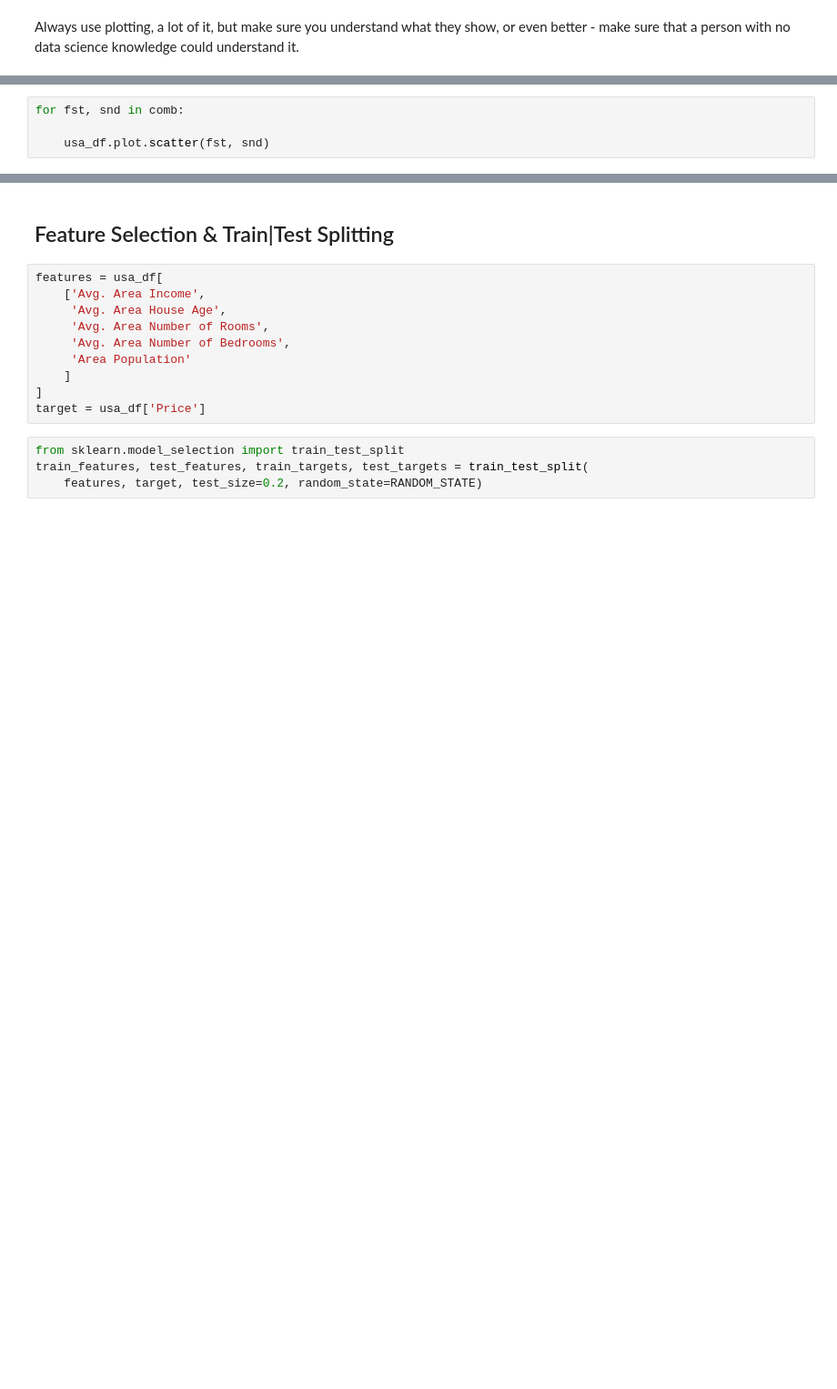
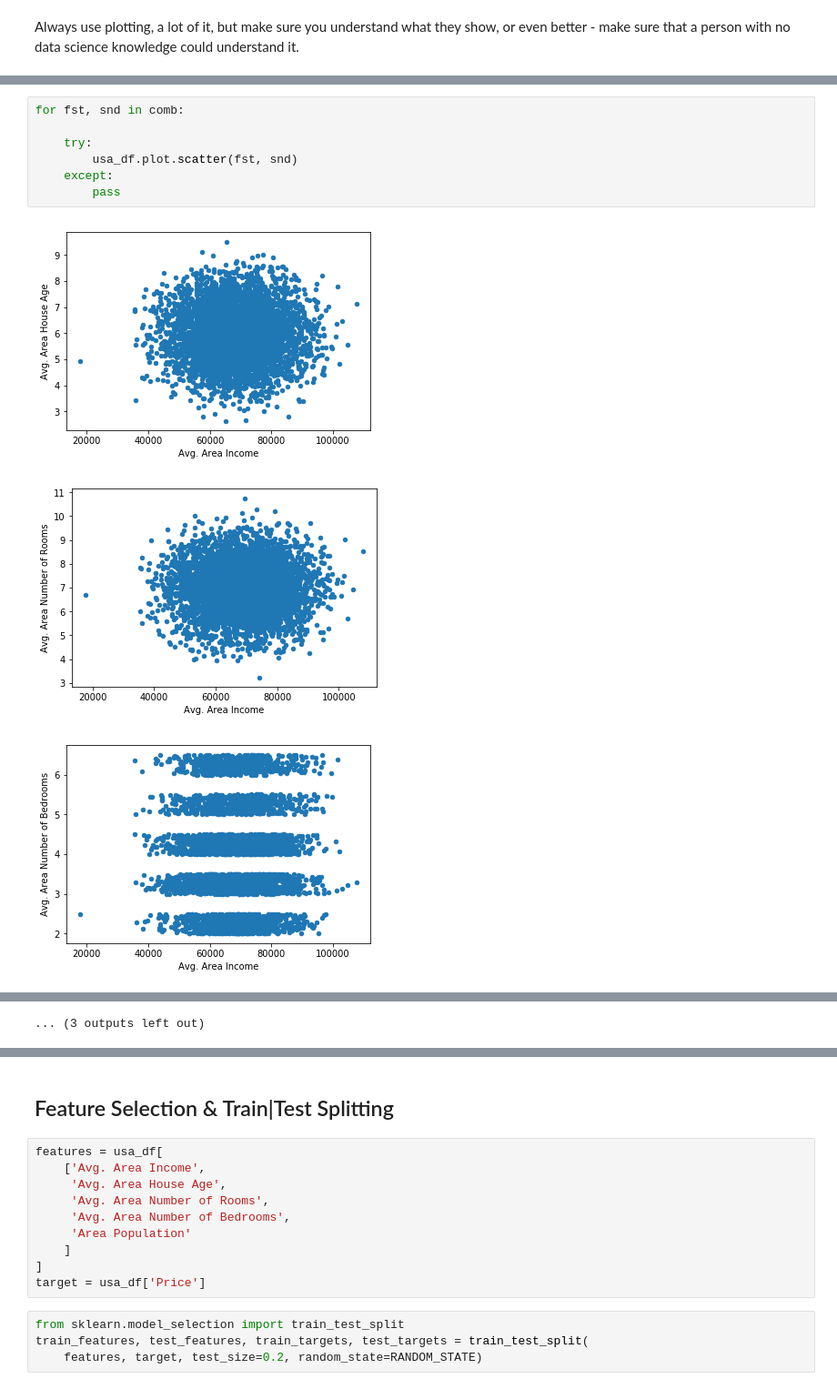
Before and after one commit to adagloria/CA_AI_2020, a Jupyter notebook: 02_Data_Science_and_Machine_Learning_Fundamentals/06_Modeling_Housing_Prices_Linear_Regression.ipynb, the cells around one changed output, grey strips where cells are left out. Shown at 91% size. Cells and saved outputs as stored; diff of their text form; blank space fills up the shorter version.

```diff
--- a/02_Data_Science_and_Machine_Learning_Fundamentals/06_Modeling_Housing_Prices_Linear_Regression.ipynb
+++ b/02_Data_Science_and_Machine_Learning_Fundamentals/06_Modeling_Housing_Prices_Linear_Regression.ipynb
@@ -82,4 +182,11 @@ comb
 # %%
 for fst, snd in comb:
 
-    usa_df.plot.scatter(fst, snd)
+    try:
+        usa_df.plot.scatter(fst, snd)
+    except:
+        pass
+# %% [output]
+[figure, added]
+[figure, added]
+[figure, added]
@@ -86,2 +202,3 @@ for fst, snd in comb:
+... (3 outputs left out)
 # %%
 sns.pairplot(usa_df)
```
Also changed, not shown: parts of 41 cells of this notebook, 3 other files.
